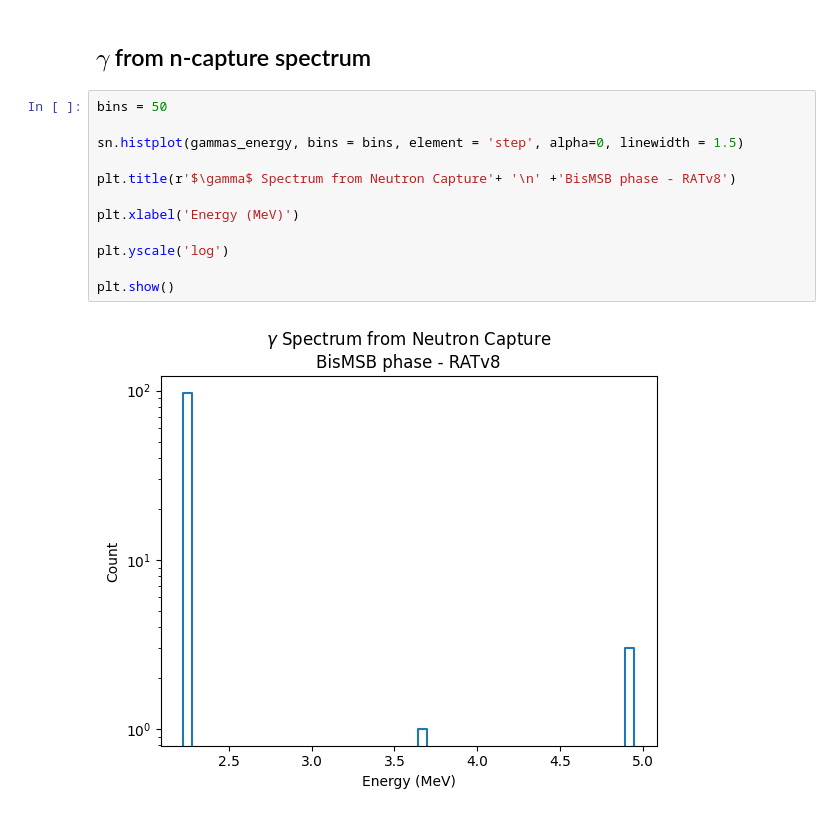
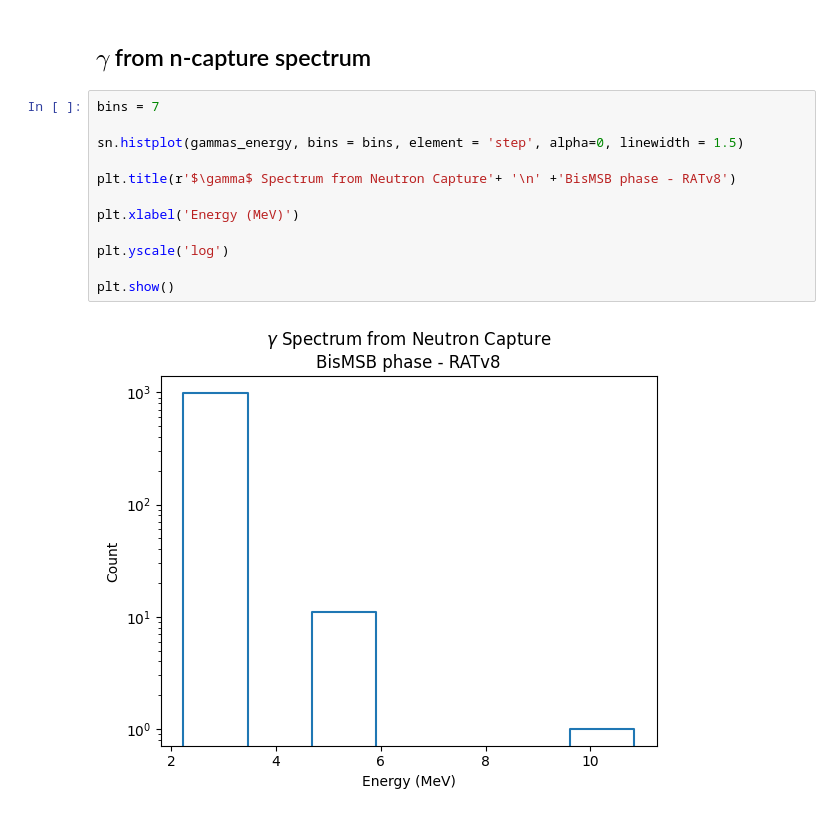
Before and after one commit to joankl/rat_tests, a Jupyter notebook: rat_v8/neutrons/analysis/neutron analysis.ipynb, the cells around one changed output. Saved outputs shown, nothing was run; the diff lists cells and outputs as text.

```diff
--- a/rat_v8/neutrons/analysis/neutron analysis.ipynb
+++ b/rat_v8/neutrons/analysis/neutron analysis.ipynb
@@ -56,16 +71,16 @@ plt.show()
 # %% [markdown]
 ## $\gamma$ from n-capture spectrum
 # %%
-bins = 50
+bins = 7
 
 sn.histplot(gammas_energy, bins = bins, element = 'step', alpha=0, linewidth = 1.5)
 
 plt.title(r'$\gamma$ Spectrum from Neutron Capture'+ '\n' +'BisMSB phase - RATv8')
 
 plt.xlabel('Energy (MeV)')
 
 plt.yscale('log')
 
 plt.show()
 # %% [output]
-[figure, old version]
+[figure, new version]
```
Also changed, not shown: parts of 7 cells of this notebook, 1 other file.
